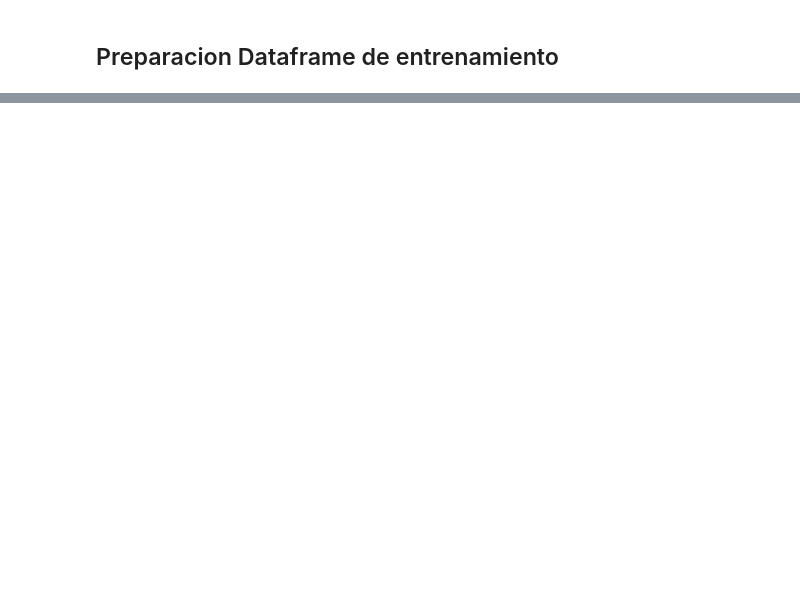
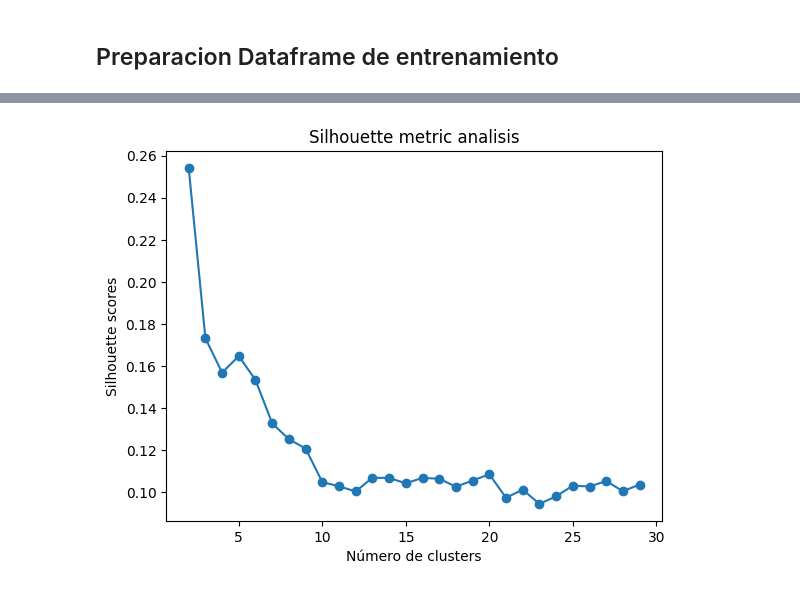
Before and after one commit to AndreesBenitoo/Practica_noSupervisado_Andres_Pedro, a Jupyter notebook: 1_jerarquico.ipynb, the cells around one changed output, grey strips where cells are left out. Cells and saved outputs as stored; diff of their text form; code cells hidden in the pictures; blank space fills up the shorter version.

```diff
--- a/1_jerarquico.ipynb
+++ b/1_jerarquico.ipynb
@@ -644,0 +1107,16 @@ plt.show()
+# %%
+sil_scores = []
+for k in range(2, 30):
+    agg = AgglomerativeClustering(n_clusters=k, metric='euclidean', linkage='ward')
+    agg.fit(scaled_data_1)
+    label = agg.labels_
+    sil_scores.append(silhouette_score(scaled_data_1, label))
+
+# Graficar el codo
+plt.plot(range(2, 30), sil_scores, marker='o')
+plt.xlabel('Número de clusters')
+plt.ylabel('Silhouette scores')
+plt.title('Silhouette metric analisis')
+plt.show()
+# %% [output]
+[figure, added]
```
Also changed, not shown: parts of 104 cells of this notebook.
